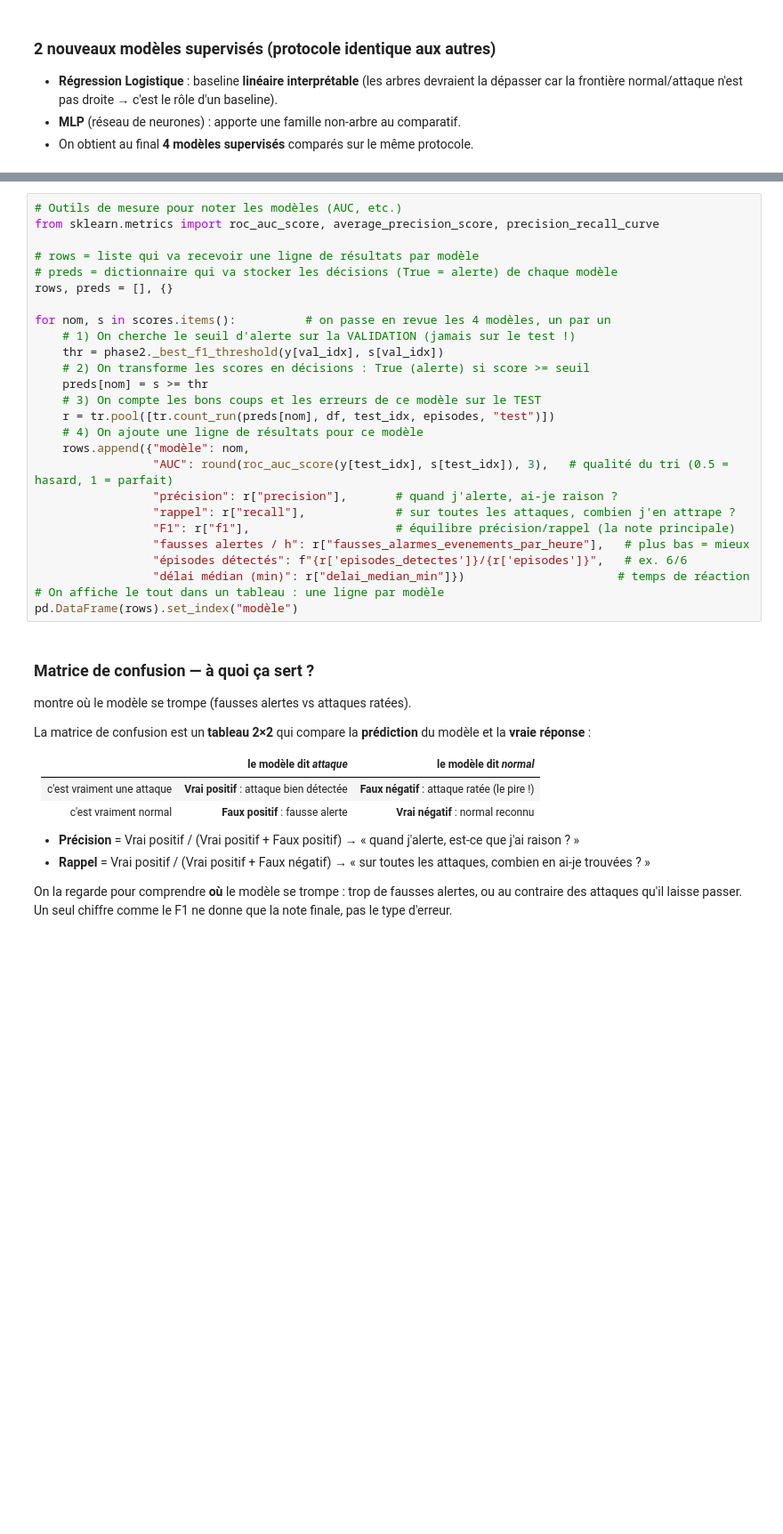
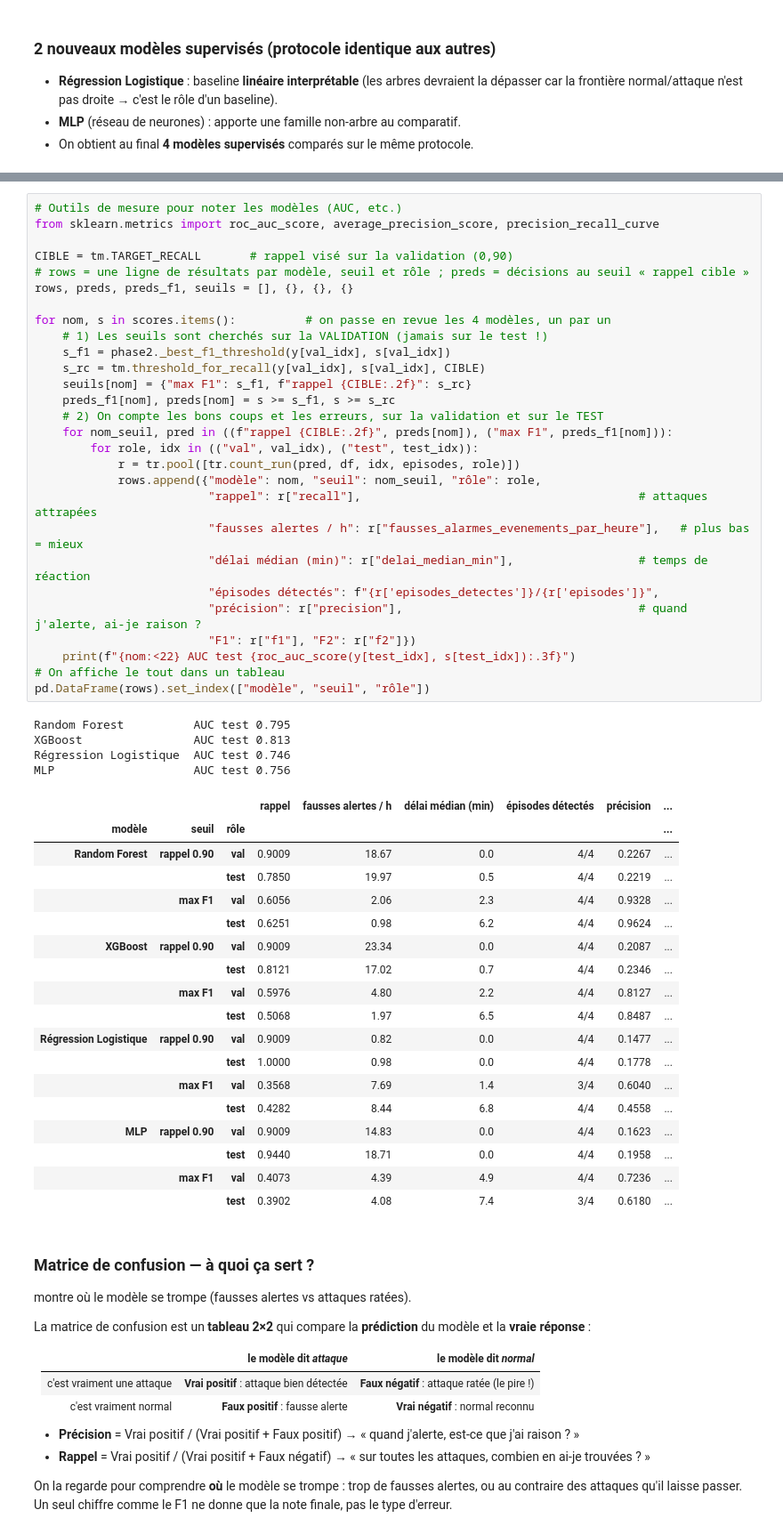
Before and after one commit to meriem135/surveillance-produits-pharmaceutiques, a Jupyter notebook: notebook/transmission/03_modeles.ipynb, the cells around one changed output, grey strips where cells are left out. Shown at 89% size. Saved outputs shown, nothing was run; the diff lists cells and outputs as text; blank space fills up the shorter version.

```diff
--- a/notebook/transmission/03_modeles.ipynb
+++ b/notebook/transmission/03_modeles.ipynb
@@ -241,29 +288,54 @@ Fait passer l'examen (test) et affiche un tableau : AUC, précision, rappel, F1,
 # %%
 # Outils de mesure pour noter les modèles (AUC, etc.)
 from sklearn.metrics import roc_auc_score, average_precision_score, precision_recall_curve
 
-# rows = liste qui va recevoir une ligne de résultats par modèle
-# preds = dictionnaire qui va stocker les décisions (True = alerte) de chaque modèle
-rows, preds = [], {}
+CIBLE = tm.TARGET_RECALL       # rappel visé sur la validation (0,90)
+# rows = une ligne de résultats par modèle, seuil et rôle ; preds = décisions au seuil « rappel cible »
+rows, preds, preds_f1, seuils = [], {}, {}, {}
 
 for nom, s in scores.items():          # on passe en revue les 4 modèles, un par un
-    # 1) On cherche le seuil d'alerte sur la VALIDATION (jamais sur le test !)
-    thr = phase2._best_f1_threshold(y[val_idx], s[val_idx])
-    # 2) On transforme les scores en décisions : True (alerte) si score >= seuil
-    preds[nom] = s >= thr
-    # 3) On compte les bons coups et les erreurs de ce modèle sur le TEST
-    r = tr.pool([tr.count_run(preds[nom], df, test_idx, episodes, "test")])
-    # 4) On ajoute une ligne de résultats pour ce modèle
-    rows.append({"modèle": nom,
-                 "AUC": round(roc_auc_score(y[test_idx], s[test_idx]), 3),   # qualité du tri (0.5 = hasard, 1 = parfait)
-                 "précision": r["precision"],       # quand j'alerte, ai-je raison ?
-                 "rappel": r["recall"],             # sur toutes les attaques, combien j'en attrape ?
-                 "F1": r["f1"],                     # équilibre précision/rappel (la note principale)
-                 "fausses alertes / h": r["fausses_alarmes_evenements_par_heure"],   # plus bas = mieux
-                 "épisodes détectés": f"{r['episodes_detectes']}/{r['episodes']}",   # ex. 6/6
-                 "délai médian (min)": r["delai_median_min"]})                      # temps de réaction
-# On affiche le tout dans un tableau : une ligne par modèle
-pd.DataFrame(rows).set_index("modèle")
+    # 1) Les seuils sont cherchés sur la VALIDATION (jamais sur le test !)
+    s_f1 = phase2._best_f1_threshold(y[val_idx], s[val_idx])
+    s_rc = tm.threshold_for_recall(y[val_idx], s[val_idx], CIBLE)
+    seuils[nom] = {"max F1": s_f1, f"rappel {CIBLE:.2f}": s_rc}
+    preds_f1[nom], preds[nom] = s >= s_f1, s >= s_rc
+    # 2) On compte les bons coups et les erreurs, sur la validation et sur le TEST
+    for nom_seuil, pred in ((f"rappel {CIBLE:.2f}", preds[nom]), ("max F1", preds_f1[nom])):
+        for role, idx in (("val", val_idx), ("test", test_idx)):
+            r = tr.pool([tr.count_run(pred, df, idx, episodes, role)])
+            rows.append({"modèle": nom, "seuil": nom_seuil, "rôle": role,
+                         "rappel": r["recall"],                                        # attaques attrapées
+                         "fausses alertes / h": r["fausses_alarmes_evenements_par_heure"],   # plus bas = mieux
+                         "délai médian (min)": r["delai_median_min"],                  # temps de réaction
+                         "épisodes détectés": f"{r['episodes_detectes']}/{r['episodes']}",
+                         "précision": r["precision"],                                  # quand j'alerte, ai-je raison ?
+                         "F1": r["f1"], "F2": r["f2"]})
+    print(f"{nom:<22} AUC test {roc_auc_score(y[test_idx], s[test_idx]):.3f}")
+# On affiche le tout dans un tableau
+pd.DataFrame(rows).set_index(["modèle", "seuil", "rôle"])
+# %% [output]
+Random Forest          AUC test 0.795
+XGBoost                AUC test 0.813
+Régression Logistique  AUC test 0.746
+MLP                    AUC test 0.756
+|  |  |  | rappel | fausses alertes / h | délai médian (min) | épisodes détectés | précision | ... |
+| modèle | seuil | rôle |  |  |  |  |  | ... |
+| Random Forest | rappel 0.90 | val | 0.9009 | 18.67 | 0.0 | 4/4 | 0.2267 | ... |
+|  |  | test | 0.7850 | 19.97 | 0.5 | 4/4 | 0.2219 | ... |
+|  | max F1 | val | 0.6056 | 2.06 | 2.3 | 4/4 | 0.9328 | ... |
+|  |  | test | 0.6251 | 0.98 | 6.2 | 4/4 | 0.9624 | ... |
+| XGBoost | rappel 0.90 | val | 0.9009 | 23.34 | 0.0 | 4/4 | 0.2087 | ... |
+|  |  | test | 0.8121 | 17.02 | 0.7 | 4/4 | 0.2346 | ... |
+|  | max F1 | val | 0.5976 | 4.80 | 2.2 | 4/4 | 0.8127 | ... |
+|  |  | test | 0.5068 | 1.97 | 6.5 | 4/4 | 0.8487 | ... |
+| Régression Logistique | rappel 0.90 | val | 0.9009 | 0.82 | 0.0 | 4/4 | 0.1477 | ... |
+|  |  | test | 1.0000 | 0.98 | 0.0 | 4/4 | 0.1778 | ... |
+|  | max F1 | val | 0.3568 | 7.69 | 1.4 | 3/4 | 0.6040 | ... |
+|  |  | test | 0.4282 | 8.44 | 6.8 | 4/4 | 0.4558 | ... |
+| MLP | rappel 0.90 | val | 0.9009 | 14.83 | 0.0 | 4/4 | 0.1623 | ... |
+|  |  | test | 0.9440 | 18.71 | 0.0 | 4/4 | 0.1958 | ... |
+|  | max F1 | val | 0.4073 | 4.39 | 4.9 | 4/4 | 0.7236 | ... |
+|  |  | test | 0.3902 | 4.08 | 7.4 | 3/4 | 0.6180 | ... |
 # %% [markdown]
 ### Matrice de confusion — à quoi ça sert ?
 
```
Also changed, not shown: parts of 19 cells of this notebook, 3 other files.
